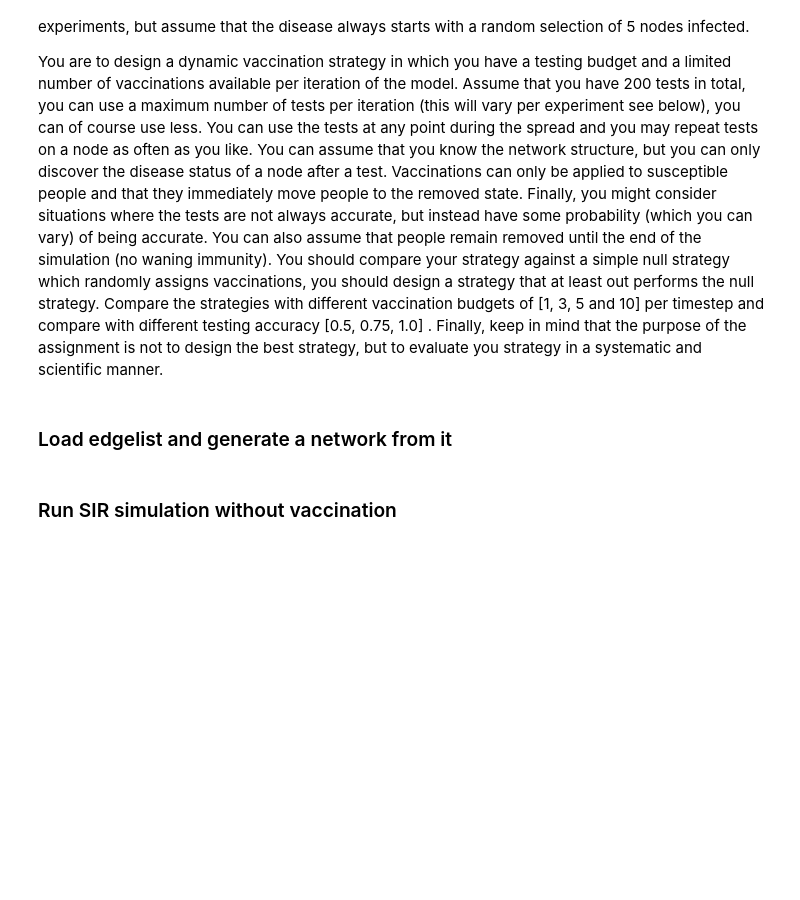
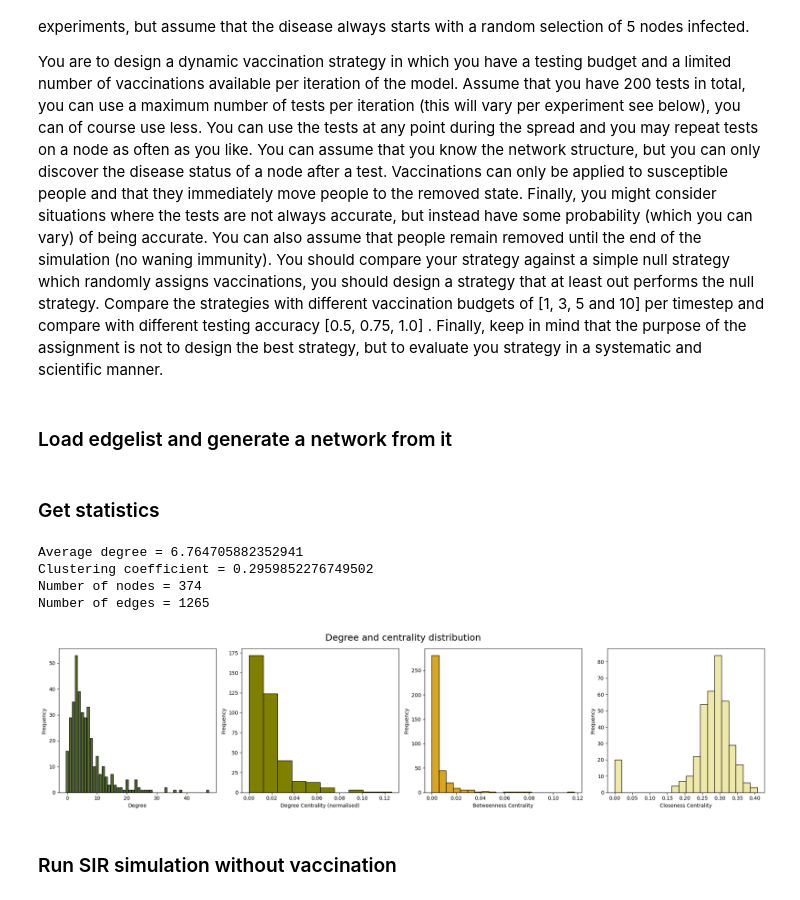
Before and after one commit to kshnva/Intro-CLS-Assignment-2, a Jupyter notebook: new_spatial.ipynb, the cells around one changed output. Saved outputs shown, nothing was run; the diff lists cells and outputs as text; code cells hidden in the pictures; blank space fills up the shorter version.

```diff
--- a/new_spatial.ipynb
+++ b/new_spatial.ipynb
@@ -695,6 +695,26 @@ def generate_conference_network():
                 network.add_edge(nodes[row], nodes[col])
 
     return network
+# %% [markdown]
+### Get statistics
+# %%
+# Generate network
+network = generate_conference_network()
+
+# Show statistics
+print('Average degree =', get_average_degree(network))
+print('Clustering coefficient =', get_average_clustering(network))
+print('Number of nodes =', network.number_of_nodes())
+print('Number of edges =', network.number_of_edges())
+
+# Plot histograms
+plot_network_histograms(network, 'Degree and centrality distribution')
+# %% [output]
+Average degree = 6.764705882352941
+Clustering coefficient = 0.2959852276749502
+Number of nodes = 374
+Number of edges = 1265
+[figure, added]
 # %% [markdown]
 ### Run SIR simulation without vaccination
 # %%
```
Also changed, not shown: parts of 12 cells of this notebook.
